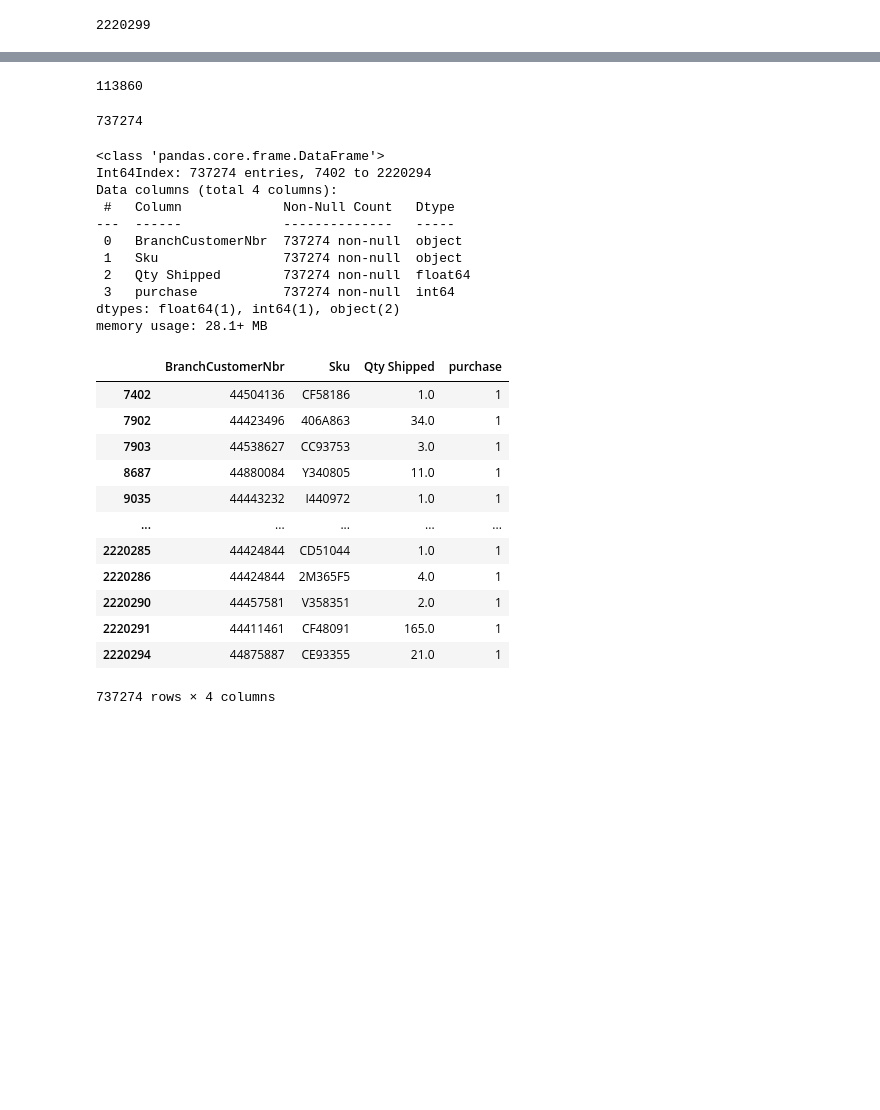
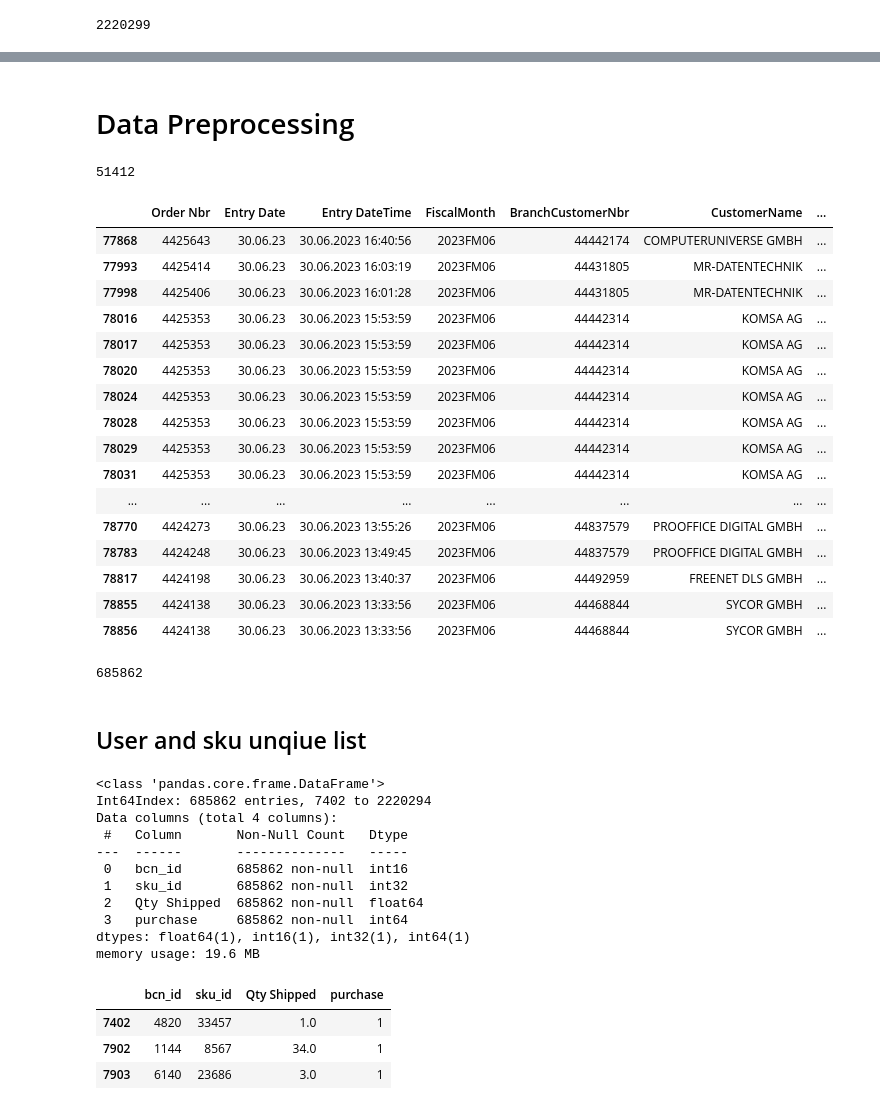
Before and after one commit to vincm1/RecSys_Implicit, a Jupyter notebook: Alternating_Least_Squares_(ALS).ipynb, the cells around one changed output, grey strips where cells are left out. Cells and saved outputs as stored; diff of their text form; code cells hidden in the pictures; blank space fills up the shorter version.

```diff
--- a/Alternating_Least_Squares_(ALS).ipynb
+++ b/Alternating_Least_Squares_(ALS).ipynb
@@ -33 +37,3 @@ len(df)
+# %% [markdown]
+# Data Preprocessing
 # %%
@@ -36,15 +44,36 @@ df["BranchCustomerNbr"] = df["BranchCustomerNbr"].astype(str)
 df["Sku"] = df["Sku"].astype(str)
+# %%
+# lines with zero shipment qty
+len(df[df["Qty Shipped"] == 0])
+# %% [output]
+51412
 # %%
-len(df[df["Qty Shipped"] == 0])
+df[df["Qty Shipped"] == 0].head(50)
 # %% [output]
-113860
+|  | Order Nbr | Entry Date | Entry DateTime | FiscalMonth | BranchCustomerNbr | CustomerName | ... |
+| 77868 | 4425643 | 30.06.23 | 30.06.2023 16:40:56 | 2023FM06 | 44442174 | COMPUTERUNIVERSE GMBH | ... |
+| 77993 | 4425414 | 30.06.23 | 30.06.2023 16:03:19 | 2023FM06 | 44431805 | MR-DATENTECHNIK | ... |
+| 77998 | 4425406 | 30.06.23 | 30.06.2023 16:01:28 | 2023FM06 | 44431805 | MR-DATENTECHNIK | ... |
+| 78016 | 4425353 | 30.06.23 | 30.06.2023 15:53:59 | 2023FM06 | 44442314 | KOMSA AG | ... |
+| 78017 | 4425353 | 30.06.23 | 30.06.2023 15:53:59 | 2023FM06 | 44442314 | KOMSA AG | ... |
+| 78020 | 4425353 | 30.06.23 | 30.06.2023 15:53:59 | 2023FM06 | 44442314 | KOMSA AG | ... |
+| 78024 | 4425353 | 30.06.23 | 30.06.2023 15:53:59 | 2023FM06 | 44442314 | KOMSA AG | ... |
+| 78028 | 4425353 | 30.06.23 | 30.06.2023 15:53:59 | 2023FM06 | 44442314 | KOMSA AG | ... |
+| 78029 | 4425353 | 30.06.23 | 30.06.2023 15:53:59 | 2023FM06 | 44442314 | KOMSA AG | ... |
+| 78031 | 4425353 | 30.06.23 | 30.06.2023 15:53:59 | 2023FM06 | 44442314 | KOMSA AG | ... |
+| ... | ... | ... | ... | ... | ... | ... | ... |
+| 78770 | 4424273 | 30.06.23 | 30.06.2023 13:55:26 | 2023FM06 | 44837579 | PROOFFICE DIGITAL GMBH | ... |
+| 78783 | 4424248 | 30.06.23 | 30.06.2023 13:49:45 | 2023FM06 | 44837579 | PROOFFICE DIGITAL GMBH | ... |
+| 78817 | 4424198 | 30.06.23 | 30.06.2023 13:40:37 | 2023FM06 | 44492959 | FREENET DLS GMBH | ... |
+| 78855 | 4424138 | 30.06.23 | 30.06.2023 13:33:56 | 2023FM06 | 44468844 | SYCOR GMBH | ... |
+| 78856 | 4424138 | 30.06.23 | 30.06.2023 13:33:56 | 2023FM06 | 44468844 | SYCOR GMBH | ... |
 # %%
-# dropping retours
-df = df[df["Qty Shipped"]>=0]
+# dropping retours (orders with negative Qty shipped) and zero Qty shipped orders
+df = df[df["Qty Shipped"]> 0]
 # %%
 # dropping backlog invoices
 df = df[df["Entry Date"] >= '2022-10-01 00:00:00']
 # %%
 len(df)
 # %% [output]
-737274
+685862
@@ -53,33 +83,32 @@ df.loc[:, "purchase"] = 1
+# %% [markdown]
+## User and sku unqiue list
+# %%
+# Create a numeric user_id and artist_id column
+df['BranchCustomerNbr'] = df['BranchCustomerNbr'].astype("category")
+df['Sku'] = df['Sku'].astype("category")
+df['bcn_id'] = df['BranchCustomerNbr'].cat.codes
+df['sku_id'] = df['Sku'].cat.codes
 # %%
-df_1 = df[["BranchCustomerNbr","Sku","Qty Shipped", "purchase"]]
+df_1 = df[["bcn_id","sku_id","Qty Shipped", "purchase"]]
 # %%
 df_1.info()
 # %% [output]
 <class 'pandas.core.frame.DataFrame'>
-Int64Index: 737274 entries, 7402 to 2220294
+Int64Index: 685862 entries, 7402 to 2220294
 Data columns (total 4 columns):
- #   Column             Non-Null Count   Dtype
----  ------             --------------   -----
- 0   BranchCustomerNbr  737274 non-null  object
- 1   Sku                737274 non-null  object
- 2   Qty Shipped        737274 non-null  float64
- 3   purchase           737274 non-null  int64
-dtypes: float64(1), int64(1), object(2)
-memory usage: 28.1+ MB
+ #   Column       Non-Null Count   Dtype
+---  ------       --------------   -----
+ 0   bcn_id       685862 non-null  int16
+ 1   sku_id       685862 non-null  int32
+ 2   Qty Shipped  685862 non-null  float64
+ 3   purchase     685862 non-null  int64
+dtypes: float64(1), int16(1), int32(1), int64(1)
+memory usage: 19.6 MB
 # %%
-df_1
+df_1.head(3)
 # %% [output]
-|  | BranchCustomerNbr | Sku | Qty Shipped | purchase |
-| 7402 | 44504136 | CF58186 | 1.0 | 1 |
-| 7902 | 44423496 | 406A863 | 34.0 | 1 |
-| 7903 | 44538627 | CC93753 | 3.0 | 1 |
-| 8687 | 44880084 | Y340805 | 11.0 | 1 |
-| 9035 | 44443232 | I440972 | 1.0 | 1 |
-| ... | ... | ... | ... | ... |
-| 2220285 | 44424844 | CD51044 | 1.0 | 1 |
-| 2220286 | 44424844 | 2M365F5 | 4.0 | 1 |
-| 2220290 | 44457581 | V358351 | 2.0 | 1 |
-| 2220291 | 44411461 | CF48091 | 165.0 | 1 |
-| 2220294 | 44875887 | CE93355 | 21.0 | 1 |
+|  | bcn_id | sku_id | Qty Shipped | purchase |
+| 7402 | 4820 | 33457 | 1.0 | 1 |
+| 7902 | 1144 | 8567 | 34.0 | 1 |
+| 7903 | 6140 | 23686 | 3.0 | 1 |
-737274 rows × 4 columns
 # %%
```
Also changed, not shown: parts of 32 cells of this notebook.
